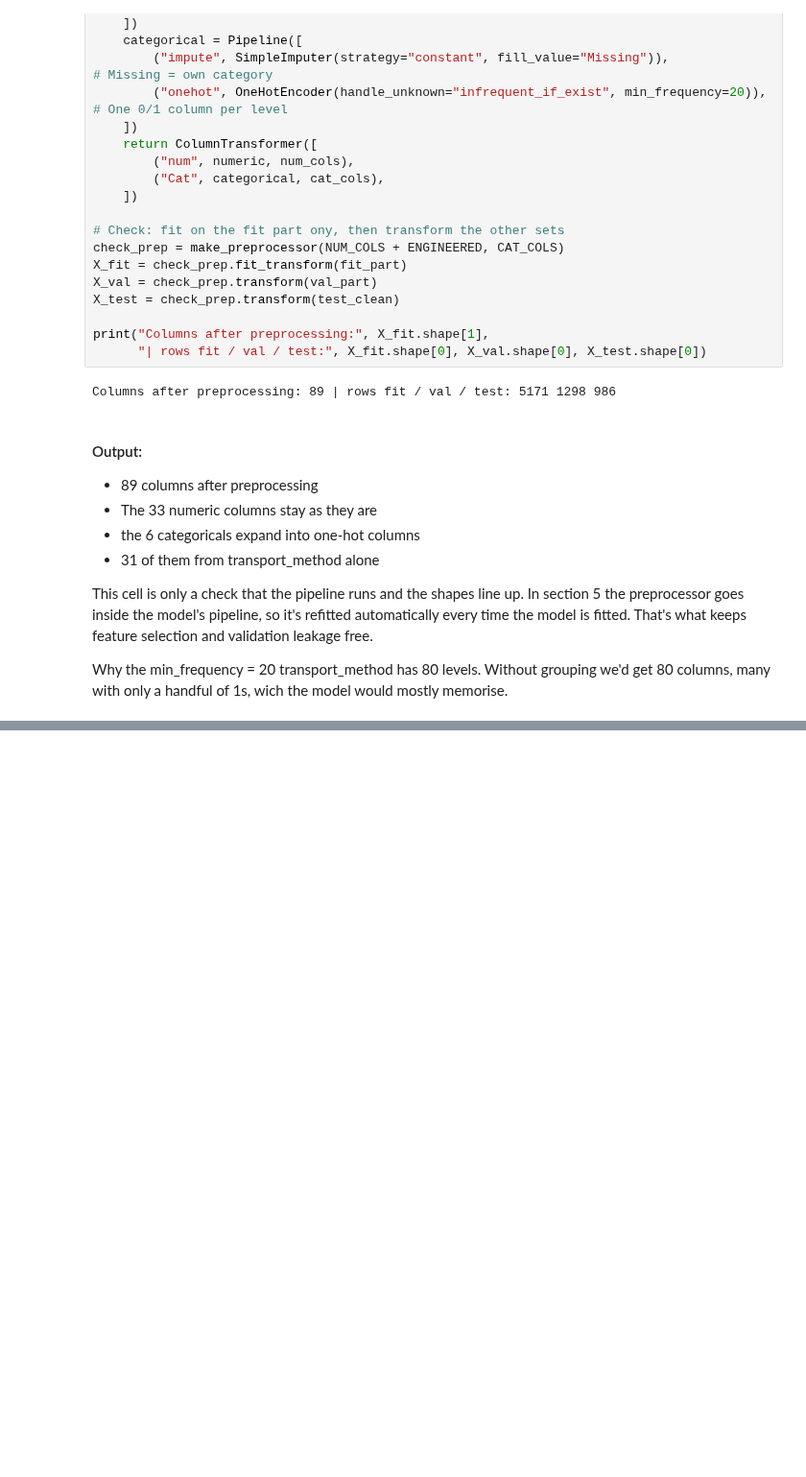
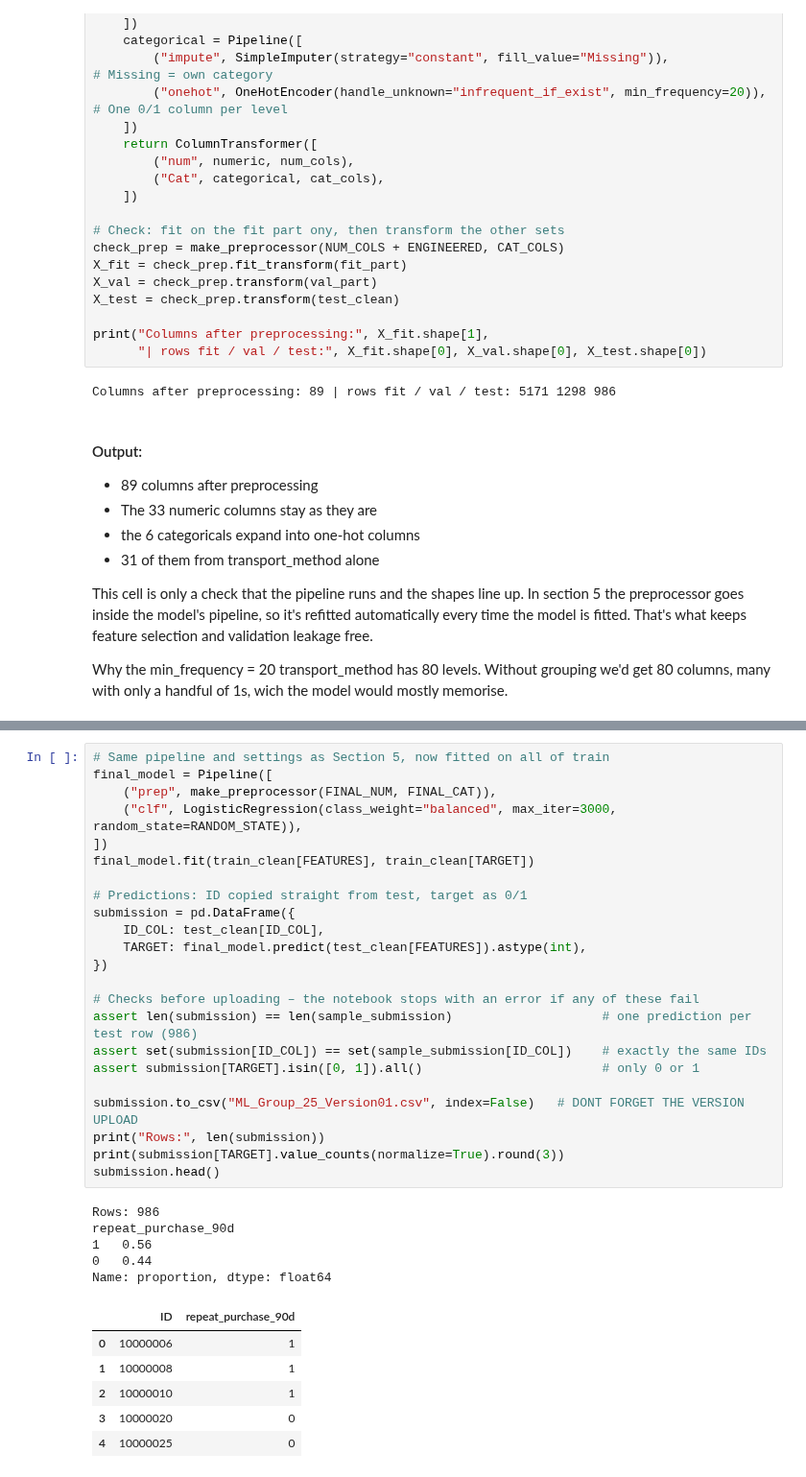
Before and after one commit to EduardoFDuarte/machine_learning_202627, a Jupyter notebook: notebooks/Mark_V1.ipynb, the cells around one changed output, grey strips where cells are left out. Shown at 96% size. Saved outputs shown, nothing was run; the diff lists cells and outputs as text; blank space fills up the shorter version.

Commit message:
Update Mark_V1 notebook

```diff
--- a/notebooks/Mark_V1.ipynb
+++ b/notebooks/Mark_V1.ipynb
@@ -606,0 +893,35 @@ Drop identifiers and near-constant columns, run the correlation filter, then tes
+# %%
+# Same pipeline and settings as Section 5, now fitted on all of train
+final_model = Pipeline([
+    ("prep", make_preprocessor(FINAL_NUM, FINAL_CAT)),
+    ("clf", LogisticRegression(class_weight="balanced", max_iter=3000, random_state=RANDOM_STATE)),
+])
+final_model.fit(train_clean[FEATURES], train_clean[TARGET])
+
+# Predictions: ID copied straight from test, target as 0/1
+submission = pd.DataFrame({
+    ID_COL: test_clean[ID_COL],
+    TARGET: final_model.predict(test_clean[FEATURES]).astype(int),
+})
+
+# Checks before uploading – the notebook stops with an error if any of these fail
+assert len(submission) == len(sample_submission)                    # one prediction per test row (986)
+assert set(submission[ID_COL]) == set(sample_submission[ID_COL])    # exactly the same IDs
+assert submission[TARGET].isin([0, 1]).all()                        # only 0 or 1
+
+submission.to_csv("ML_Group_25_Version01.csv", index=False)   # DONT FORGET THE VERSION UPLOAD
+print("Rows:", len(submission))
+print(submission[TARGET].value_counts(normalize=True).round(3))
+submission.head()
+# %% [output]
+Rows: 986
+repeat_purchase_90d
+1   0.56
+0   0.44
+Name: proportion, dtype: float64
+|  | ID | repeat_purchase_90d |
+| 0 | 10000006 | 1 |
+| 1 | 10000008 | 1 |
+| 2 | 10000010 | 1 |
+| 3 | 10000020 | 0 |
+| 4 | 10000025 | 0 |
```
Also changed, not shown: parts of 35 cells of this notebook, 1 other file.
